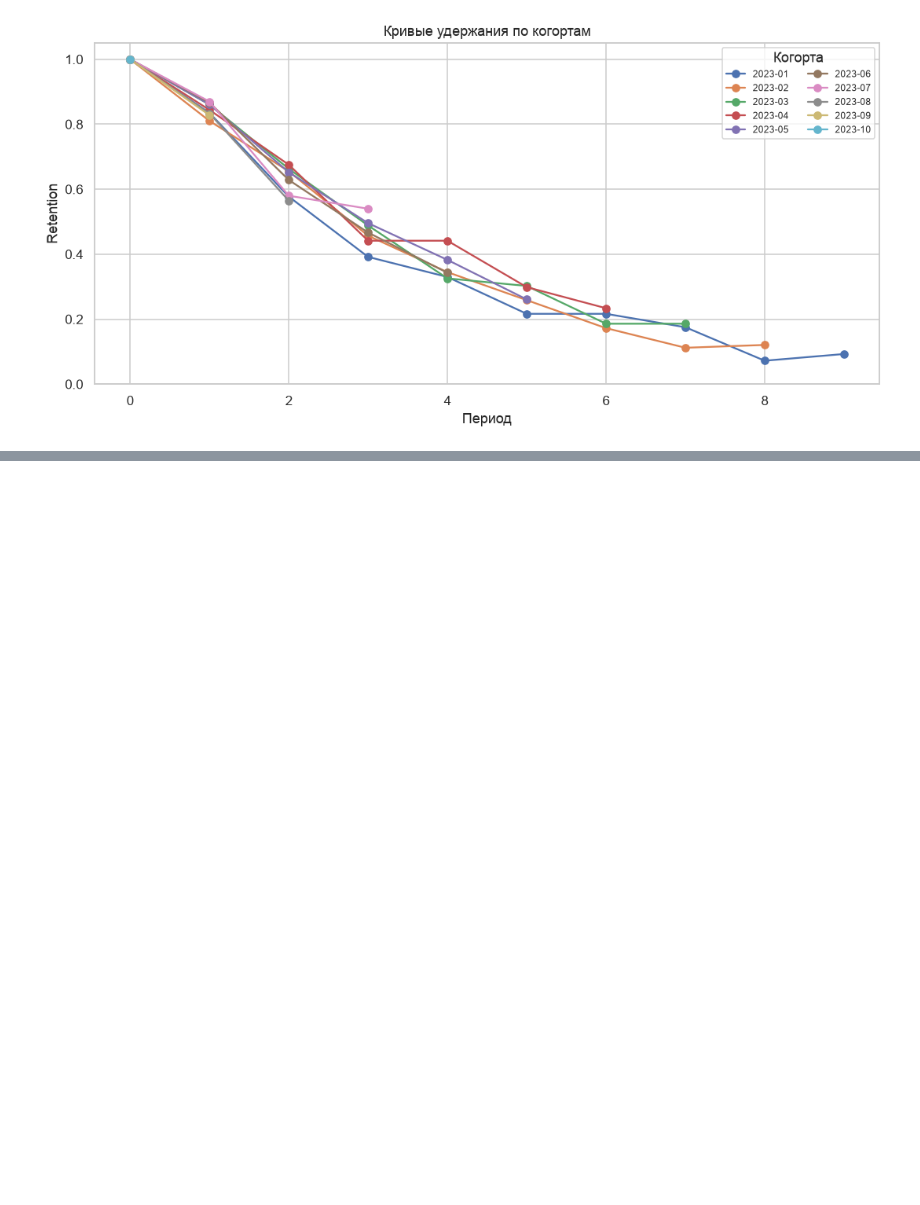
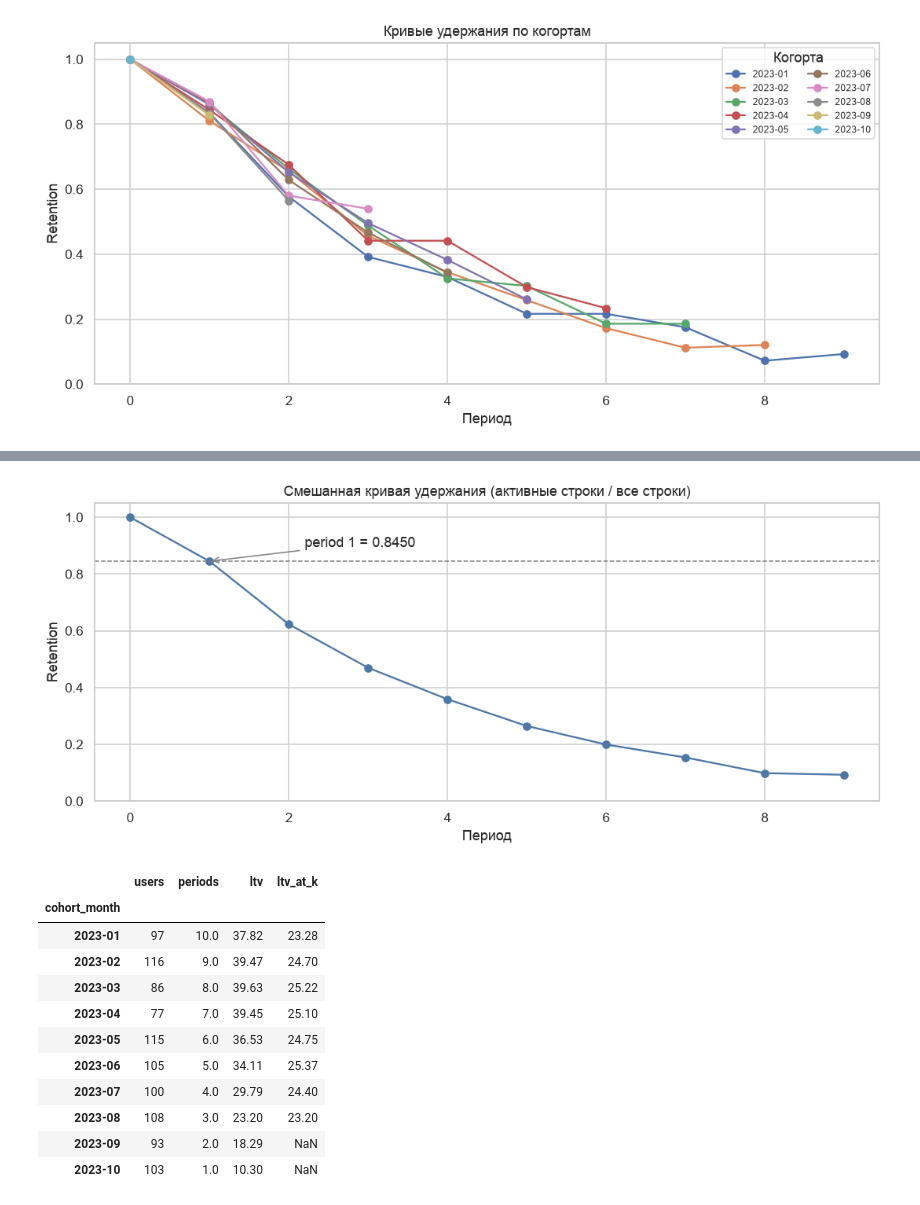
Before and after one commit to NikitaBoyarkin/tableau_cohort_analysis, a Jupyter notebook: tableau_cohort_analysis.ipynb, the cells around one changed output, grey strips where cells are left out. Drawn from its saved outputs; the diff is of its cells as text; code cells hidden in the pictures; blank space fills up the shorter version.

```diff
--- a/tableau_cohort_analysis.ipynb
+++ b/tableau_cohort_analysis.ipynb
@@ -108,3 +128,38 @@ plt.tight_layout(); plt.show()
+# %%
+blended = retention_curves(df)
+
+fig, ax = plt.subplots(figsize=(10, 4.5))
+ax.plot(blended.index, blended.values, marker='o', color='#4C78A8')
+ax.axhline(blended.loc[1], ls='--', lw=1, color='grey')
+ax.annotate(f'period 1 = {blended.loc[1]:.4f}', xy=(1, blended.loc[1]),
+            xytext=(2.2, blended.loc[1] + 0.05),
+            arrowprops={'arrowstyle': '->', 'color': 'grey'})
+ax.set_title('Смешанная кривая удержания (активные строки / все строки)')
+ax.set_xlabel('Период')
+ax.set_ylabel('Retention')
+ax.set_ylim(0, 1.05)
+plt.tight_layout()
+plt.show()
+
+# Сырой ltv зависит от возраста когорты и для сравнения не годится;
+# сопоставимый показатель — ltv_at_k с фиксированным горизонтом.
+# Когорты, не дожившие до k периодов, дают NaN (не 0).
+ltv_table = revenue_by_cohort(df).assign(ltv_at_k=ltv_at_k(df, 3))
+display(ltv_table[['users', 'periods', 'ltv', 'ltv_at_k']].round(2))
+# %% [output]
+[figure, added]
+|  | users | periods | ltv | ltv_at_k |
+| cohort_month |  |  |  |  |
+| 2023-01 | 97 | 10.0 | 37.82 | 23.28 |
+| 2023-02 | 116 | 9.0 | 39.47 | 24.70 |
+| 2023-03 | 86 | 8.0 | 39.63 | 25.22 |
+| 2023-04 | 77 | 7.0 | 39.45 | 25.10 |
+| 2023-05 | 115 | 6.0 | 36.53 | 24.75 |
+| 2023-06 | 105 | 5.0 | 34.11 | 25.37 |
+| 2023-07 | 100 | 4.0 | 29.79 | 24.40 |
+| 2023-08 | 108 | 3.0 | 23.20 | 23.20 |
+| 2023-09 | 93 | 2.0 | 18.29 | NaN |
+| 2023-10 | 103 | 1.0 | 10.30 | NaN |
 # %% [markdown]
 ## Выручка, ARPU и LTV
 
```
Also changed, not shown: parts of 11 cells of this notebook, 17 other files.
